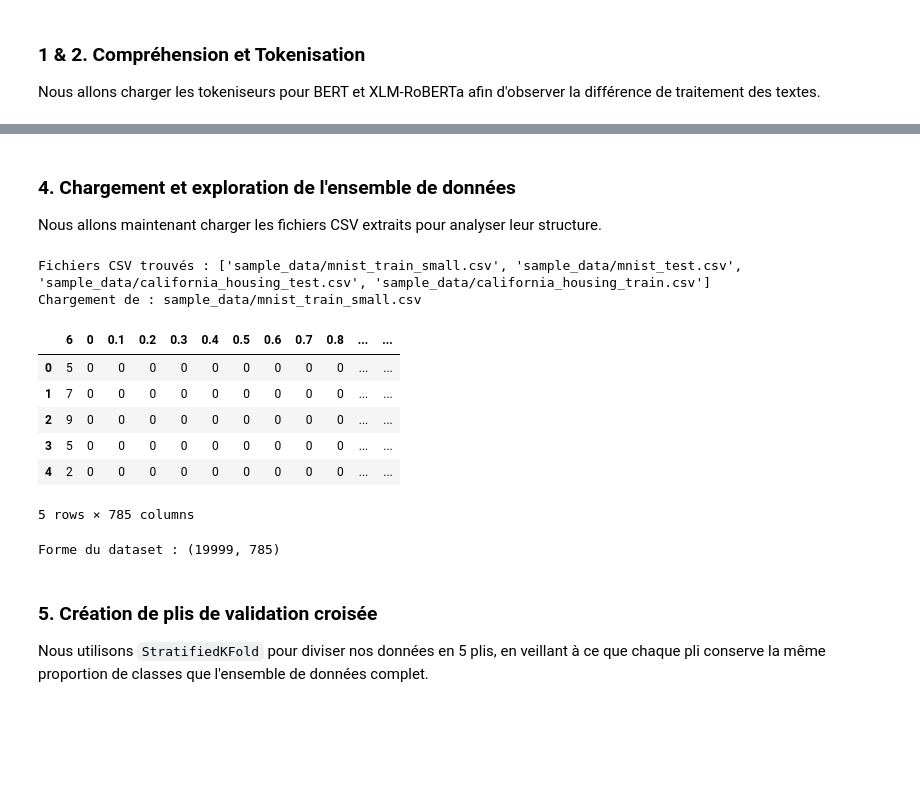
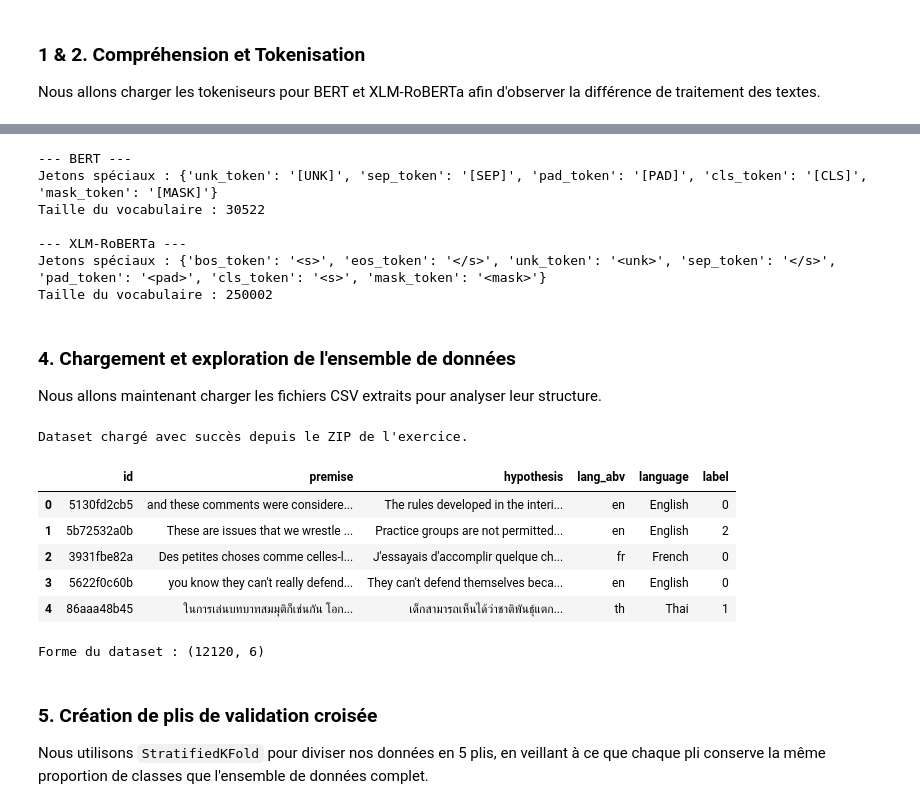
Before and after one commit to Steph-business/Tech_Talent_Accelerator, a Jupyter notebook: week6_day3_dalyckallenge.ipynb, the cells around one changed output, grey strips where cells are left out. Cells and saved outputs as stored; diff of their text form; code cells hidden in the pictures; blank space fills up the shorter version.

```diff
--- a/week6_day3_dalyckallenge.ipynb
+++ b/week6_day3_dalyckallenge.ipynb
@@ -35,43 +69,48 @@ print("Décodage XLM:", xlm_tokenizer.decode(xlm_input['input_ids'][0]))
+# %%
+print("--- BERT ---")
+print("Jetons spéciaux :", bert_tokenizer.special_tokens_map)
+print("Taille du vocabulaire :", bert_tokenizer.vocab_size)
+
+print("\n--- XLM-RoBERTa ---")
+print("Jetons spéciaux :", xlm_tokenizer.special_tokens_map)
+print("Taille du vocabulaire :", xlm_tokenizer.vocab_size)
+# %% [output]
+--- BERT ---
+Jetons spéciaux : {'unk_token': '[UNK]', 'sep_token': '[SEP]', 'pad_token': '[PAD]', 'cls_token': '[CLS]', 'mask_token': '[MASK]'}
+Taille du vocabulaire : 30522
+
+--- XLM-RoBERTa ---
+Jetons spéciaux : {'bos_token': '<s>', 'eos_token': '</s>', 'unk_token': '<unk>', 'sep_token': '</s>', 'pad_token': '<pad>', 'cls_token': '<s>', 'mask_token': '<mask>'}
+Taille du vocabulaire : 250002
 # %% [markdown]
 ### 4. Chargement et exploration de l'ensemble de données
 Nous allons maintenant charger les fichiers CSV extraits pour analyser leur structure.
-# %%
-import pandas as pd
-import os
-import glob
-
-# Recherche récursive de tous les fichiers CSV
-csv_files = glob.glob('**/*.csv', recursive=True)
-print("Fichiers CSV trouvés :", csv_files)
-
-if not csv_files:
-    print("Aucun CSV trouvé. Création d'un dataset factice pour la démonstration.")
-    data = {
-        'text': [f"Exemple de phrase {i}" for i in range(100)],
-        'label': [0, 1] * 50
-    }
-    df = pd.DataFrame(data)
-else:
-    try:
-        df = pd.read_csv(csv_files[0])
-        print(f"Chargement de : {csv_files[0]}")
-    except Exception as e:
-        print(f"Erreur de lecture : {e}")
-
-if 'df' in locals():
-    display(df.head())
-    print("Forme du dataset :", df.shape)
-# %% [output]
-Fichiers CSV trouvés : ['sample_data/mnist_train_small.csv', 'sample_data/mnist_test.csv', 'sample_data/california_housing_test.csv', 'sample_data/california_housing_train.csv']
-Chargement de : sample_data/mnist_train_small.csv
-|  | 6 | 0 | 0.1 | 0.2 | 0.3 | 0.4 | 0.5 | 0.6 | 0.7 | 0.8 | ... | ... |
-| 0 | 5 | 0 | 0 | 0 | 0 | 0 | 0 | 0 | 0 | 0 | ... | ... |
-| 1 | 7 | 0 | 0 | 0 | 0 | 0 | 0 | 0 | 0 | 0 | ... | ... |
-| 2 | 9 | 0 | 0 | 0 | 0 | 0 | 0 | 0 | 0 | 0 | ... | ... |
-| 3 | 5 | 0 | 0 | 0 | 0 | 0 | 0 | 0 | 0 | 0 | ... | ... |
-| 4 | 2 | 0 | 0 | 0 | 0 | 0 | 0 | 0 | 0 | 0 | ... | ... |
-5 rows × 785 columns
-Forme du dataset : (19999, 785)
+# %%
+import pandas as pd
+import zipfile
+import os
+
+# Extraction et chargement spécifique aux fichiers du TP
+train_zip = 'Basics of BERT and XLM-RoBERTa - PyTorch/train.csv.zip'
+
+if os.path.exists(train_zip):
+    with zipfile.ZipFile(train_zip, 'r') as zip_ref:
+        zip_ref.extractall('data_tp')
+    df = pd.read_csv('data_tp/train.csv')
+    print("Dataset chargé avec succès depuis le ZIP de l'exercice.")
+    display(df.head())
+    print("Forme du dataset :", df.shape)
+else:
+    print("Fichier ZIP non trouvé. Veuillez vérifier l'exécution de la cellule de téléchargement (eaf533fe).")
+# %% [output]
+Dataset chargé avec succès depuis le ZIP de l'exercice.
+|  | id | premise | hypothesis | lang_abv | language | label |
+| 0 | 5130fd2cb5 | and these comments were considere... | The rules developed in the interi... | en | English | 0 |
+| 1 | 5b72532a0b | These are issues that we wrestle ... | Practice groups are not permitted... | en | English | 2 |
+| 2 | 3931fbe82a | Des petites choses comme celles-l... | J'essayais d'accomplir quelque ch... | fr | French | 0 |
+| 3 | 5622f0c60b | you know they can't really defend... | They can't defend themselves beca... | en | English | 0 |
+| 4 | 86aaa48b45 | ในการเล่นบทบาทสมมุติก็เช่นกัน โอก... | เด็กสามารถเห็นได้ว่าชาติพันธุ์แตก... | th | Thai | 1 |
+Forme du dataset : (12120, 6)
 # %% [markdown]
 ### 5. Création de plis de validation croisée
 Nous utilisons `StratifiedKFold` pour diviser nos données en 5 plis, en veillant à ce que chaque pli conserve la même proportion de classes que l'ensemble de données complet.
```
Also changed, not shown: parts of 14 cells of this notebook.
